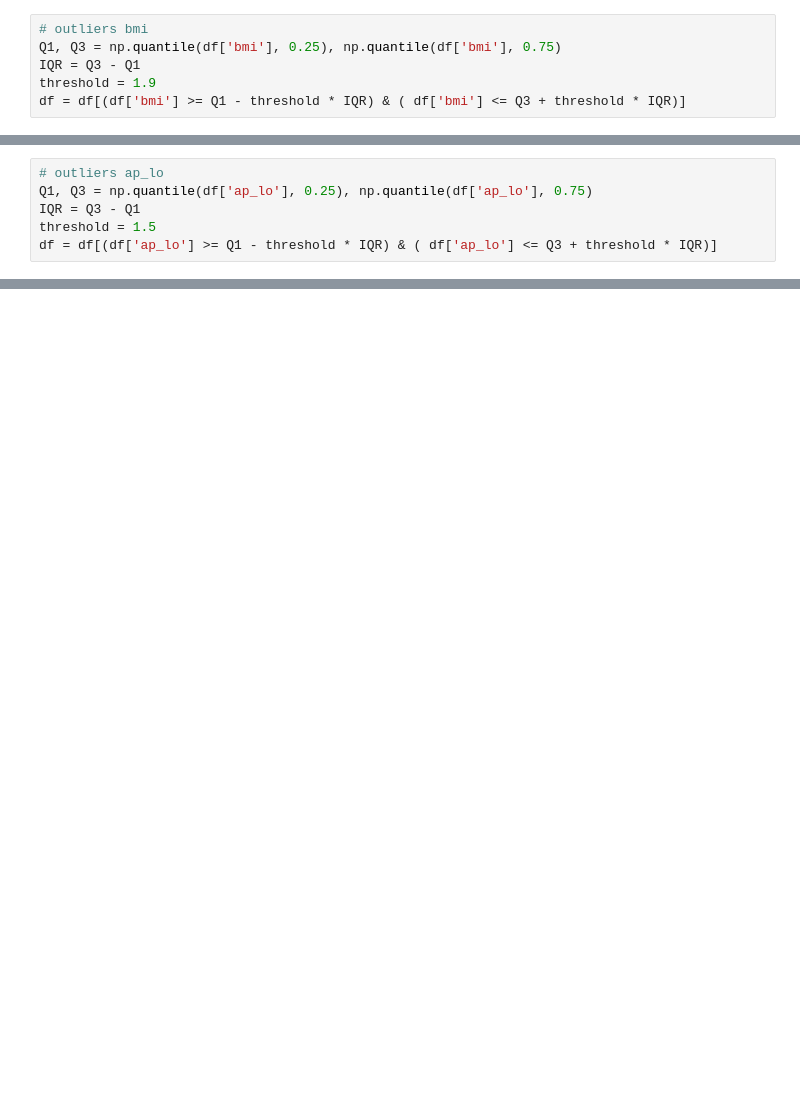
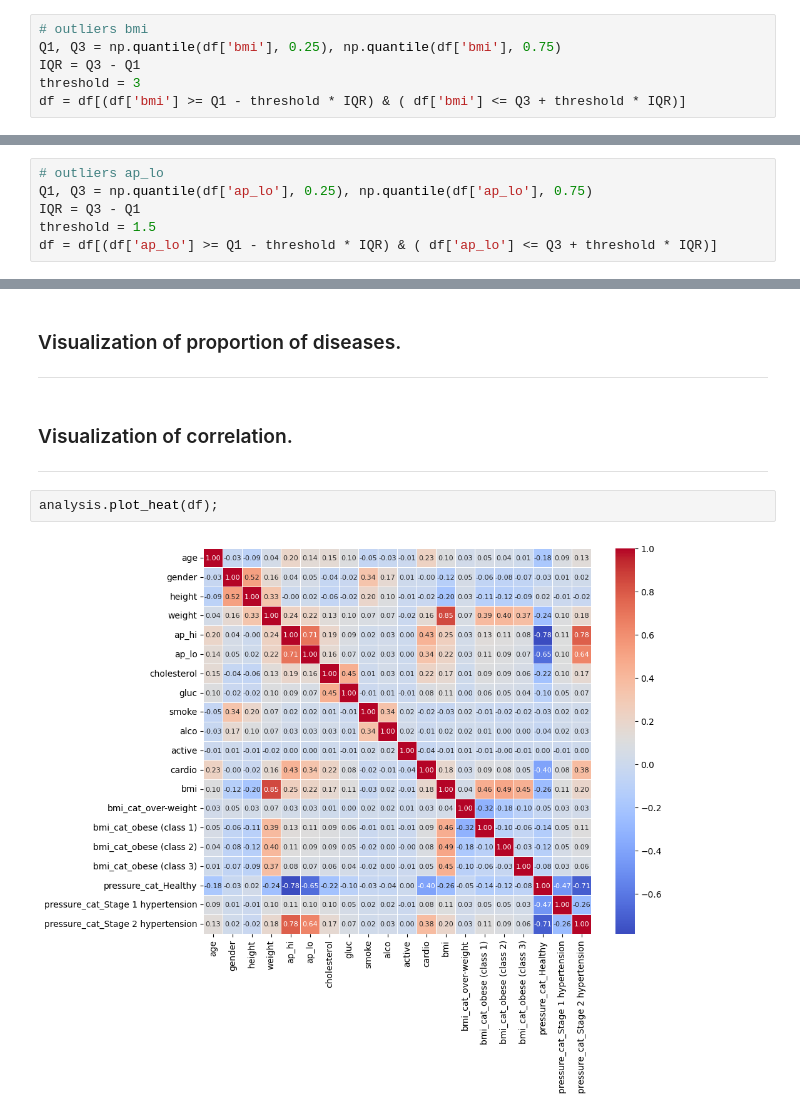
Before and after one commit to S1gge/Machine-Learning-Medical-Prediction, a Jupyter notebook: Lab_01/Report.ipynb, the cells around one changed output, grey strips where cells are left out. Saved outputs shown, nothing was run; the diff lists cells and outputs as text; blank space fills up the shorter version.

Commit message:
feature engineering, heatmap

```diff
--- a/Lab_01/Report.ipynb
+++ b/Lab_01/Report.ipynb
@@ -70,7 +70,7 @@ df.head()
 # outliers bmi
 Q1, Q3 = np.quantile(df['bmi'], 0.25), np.quantile(df['bmi'], 0.75)
 IQR = Q3 - Q1
-threshold = 1.9
+threshold = 3
 df = df[(df['bmi'] >= Q1 - threshold * IQR) & ( df['bmi'] <= Q3 + threshold * IQR)]
 # %%
 analysis.bmi_cat(df)
@@ -121,0 +146,10 @@ memory usage: 6.8 MB
+# %% [markdown]
+### Visualization of proportion of diseases.
+---
+# %% [markdown]
+### Visualization of correlation.
+---
+# %%
+analysis.plot_heat(df);
+# %% [output]
+[figure, added]
```
Also changed, not shown: parts of 4 cells of this notebook, 2 other files.
